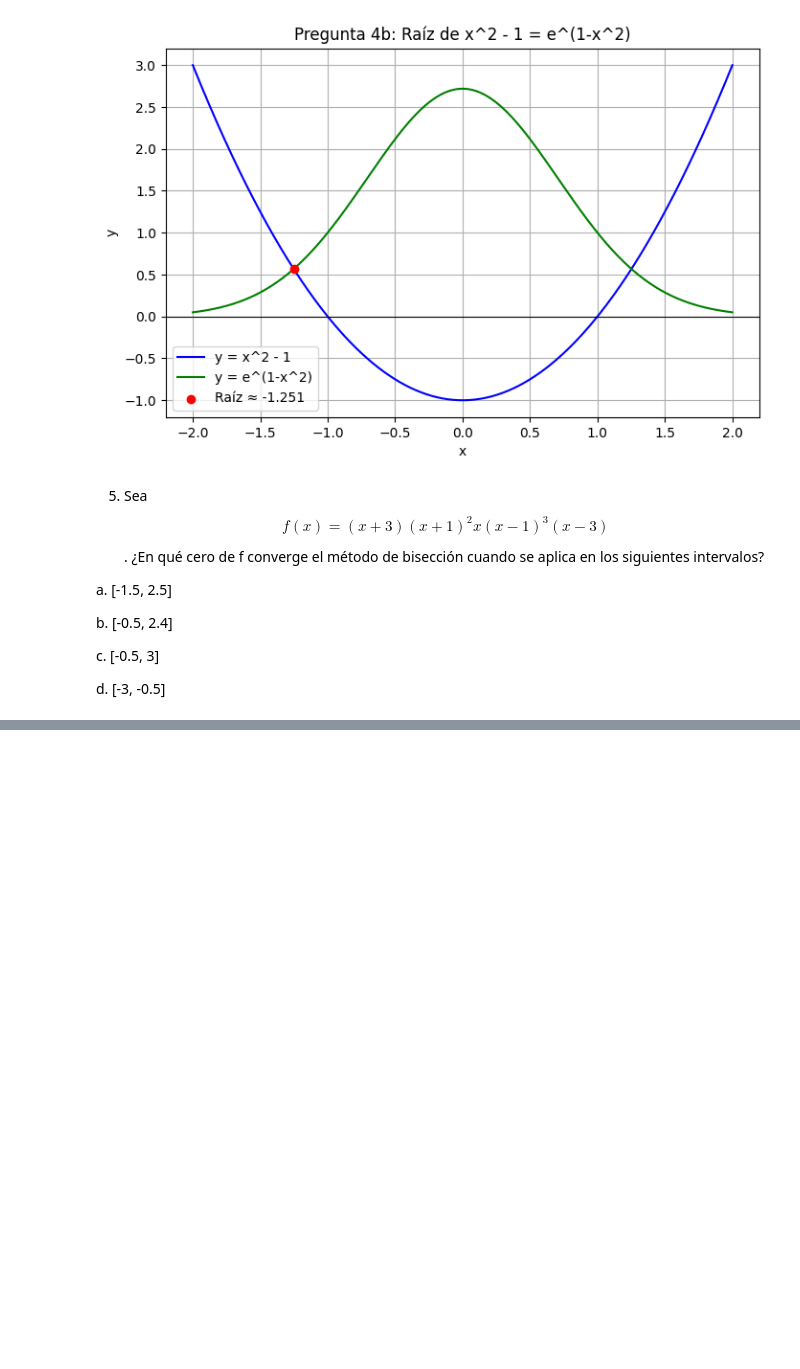
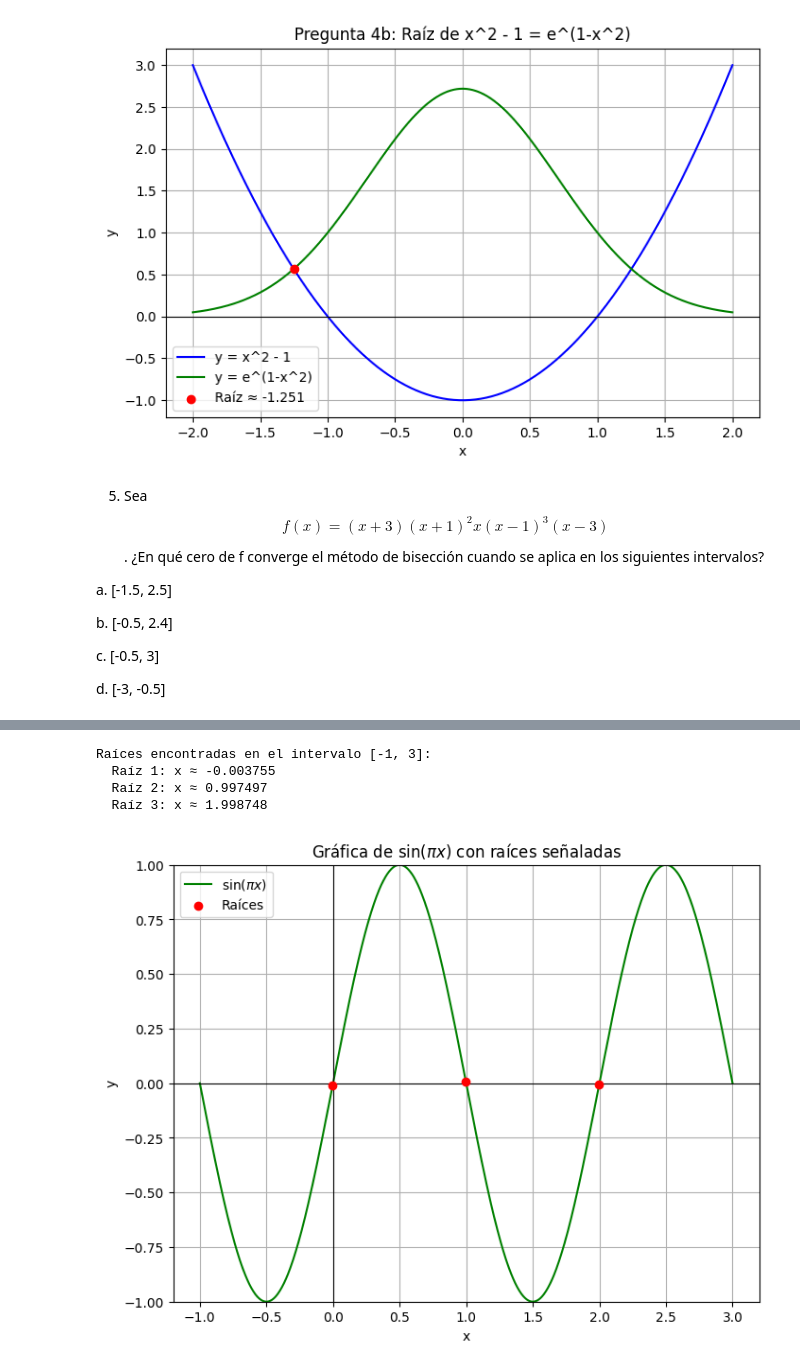
Before and after one commit to Lenin27Amangandi/Workspace-Metodos-Numericos-2k25A-, a Jupyter notebook: Tareas/Tarea4/Tarea4.ipynb, the cells around one changed output, grey strips where cells are left out. Saved outputs shown, nothing was run; the diff lists cells and outputs as text; code cells hidden in the pictures; blank space fills up the shorter version.

```diff
--- a/Tareas/Tarea4/Tarea4.ipynb
+++ b/Tareas/Tarea4/Tarea4.ipynb
@@ -488,0 +593,42 @@ Raíz aproximada: 0.9999999
+# %%
+import numpy as np
+import matplotlib.pyplot as plt
+import os
+
+save_path = r"C:\Workspace-Metodos-Numericos-2k25A-\Tareas\Tarea4\ImagenesTarea4"
+os.makedirs(save_path, exist_ok=True)
+
+x = np.linspace(-1, 3, 800)
+y = np.sin(np.pi * x)
+
+plt.figure(figsize=(8, 6))
+plt.plot(x, y, color='green', label=r'$\sin(\pi x)$')
+
+roots_indices = np.where(np.diff(np.sign(y)))[0]
+roots_x = x[roots_indices]
+roots_y = y[roots_indices]
+
+plt.scatter(roots_x, roots_y, color='red', label='Raíces', zorder=5)
+
+print("Raíces encontradas en el intervalo [-1, 3]:")
+for i, rx in enumerate(roots_x, 1):
+    print(f"  Raíz {i}: x ≈ {rx:.6f}")
+
+plt.xlabel('x')
+plt.ylabel('y')
+plt.title("Gráfica de $\\sin(\\pi x)$ con raíces señaladas")
+plt.axhline(0, color='black', linewidth=0.8)
+plt.axvline(0, color='black', linewidth=0.8)
+plt.ylim(-1, 1)
+plt.grid(True)
+plt.legend()
+
+image_path = os.path.join(save_path, "grafica_sin_pi_x.png")
+plt.savefig(image_path, dpi=300, bbox_inches='tight')
+plt.show()
+# %% [output]
+Raíces encontradas en el intervalo [-1, 3]:
+  Raíz 1: x ≈ -0.003755
+  Raíz 2: x ≈ 0.997497
+  Raíz 3: x ≈ 1.998748
+[figure, added]
```
Also changed, not shown: parts of 11 cells of this notebook, 11 other files.
